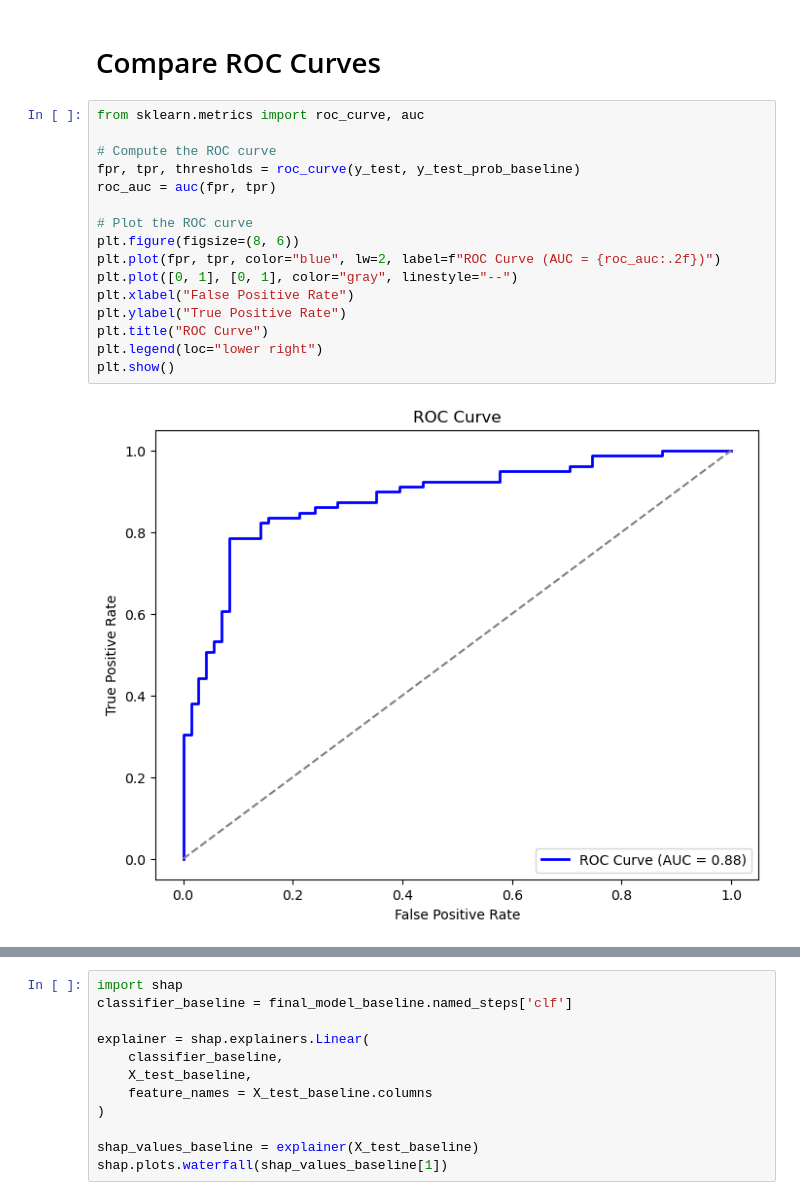
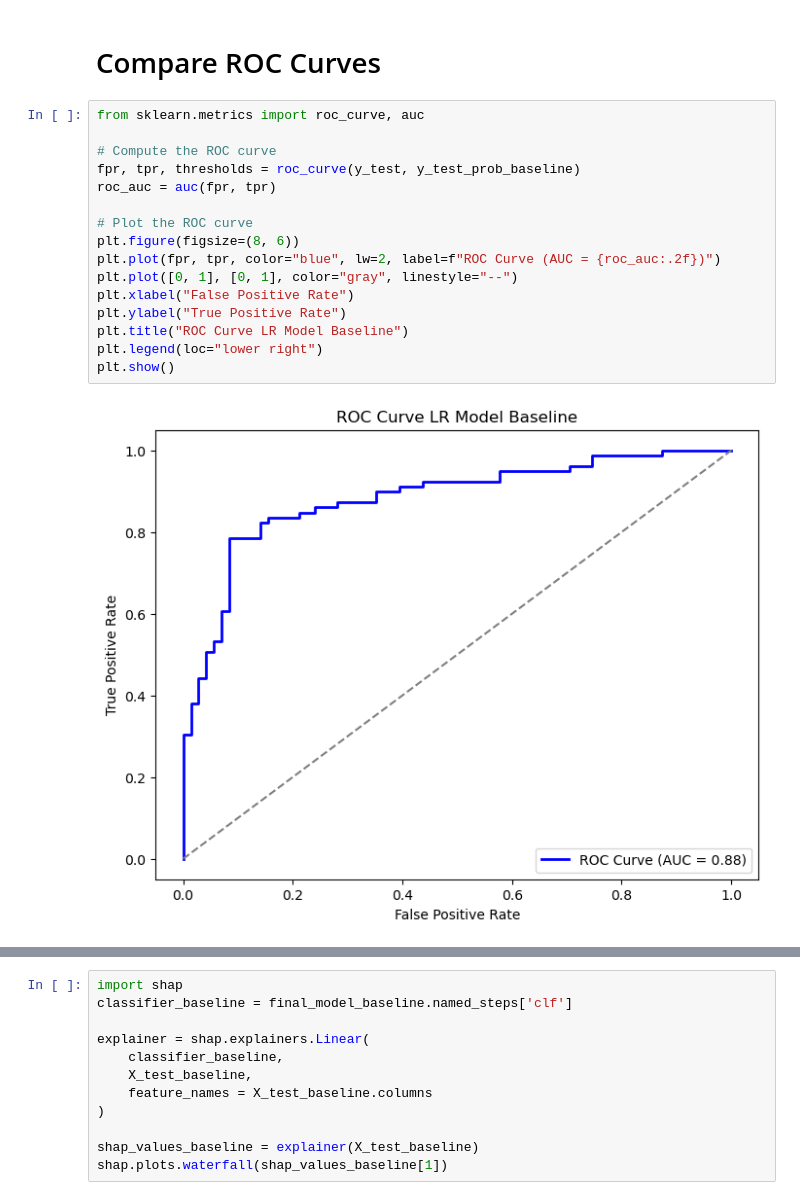
Before and after one commit to vivyuen/heart-failure-prediction, a Jupyter notebook: experiments/logistic_regression_experiments.ipynb, the cells around one changed output, grey strips where cells are left out. Saved outputs shown, nothing was run; the diff lists cells and outputs as text.

Commit message:
Updated graph titles.

```diff
--- a/experiments/logistic_regression_experiments.ipynb
+++ b/experiments/logistic_regression_experiments.ipynb
@@ -250,21 +250,21 @@ plt.show()
 # %%
 from sklearn.metrics import roc_curve, auc
 
 # Compute the ROC curve
 fpr, tpr, thresholds = roc_curve(y_test, y_test_prob_baseline)
 roc_auc = auc(fpr, tpr)
 
 # Plot the ROC curve
 plt.figure(figsize=(8, 6))
 plt.plot(fpr, tpr, color="blue", lw=2, label=f"ROC Curve (AUC = {roc_auc:.2f})")
 plt.plot([0, 1], [0, 1], color="gray", linestyle="--")
 plt.xlabel("False Positive Rate")
 plt.ylabel("True Positive Rate")
-plt.title("ROC Curve")
+plt.title("ROC Curve LR Model Baseline")
 plt.legend(loc="lower right")
 plt.show()
 # %% [output]
-[figure, old version]
+[figure, new version]
 # %%
 # Compute the ROC curve
 fpr, tpr, thresholds = roc_curve(y_test, y_test_prob_all)
```
Also changed, not shown: parts of 5 cells of this notebook.
